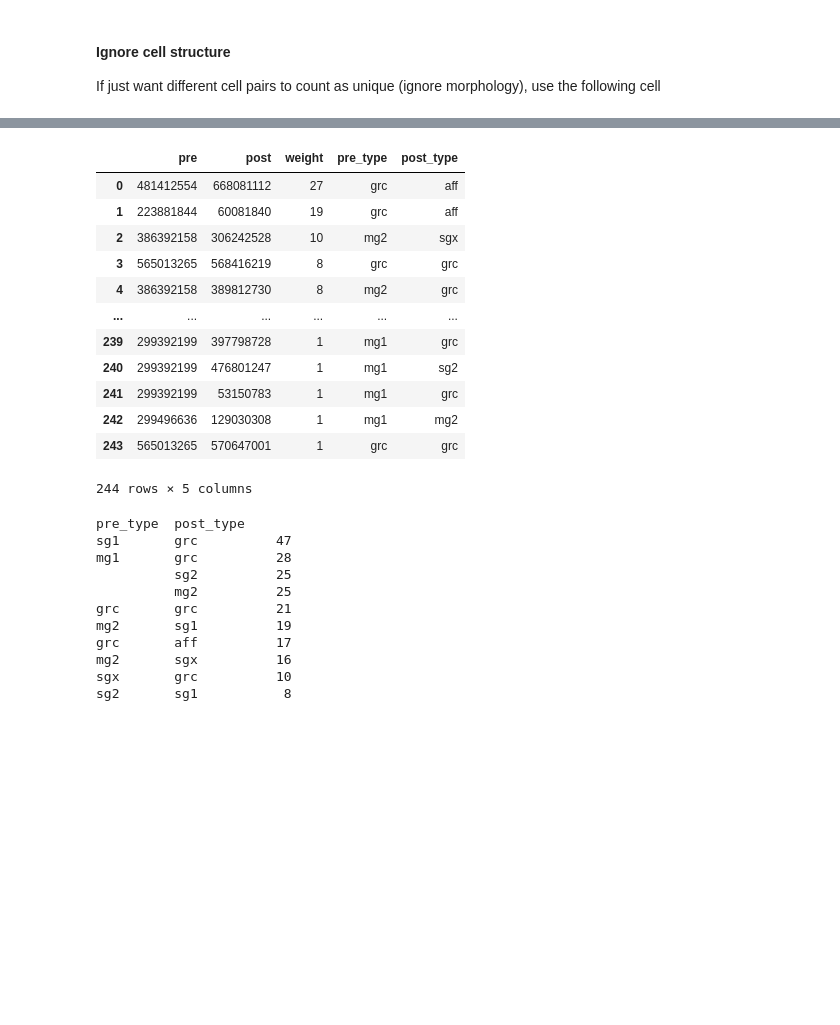
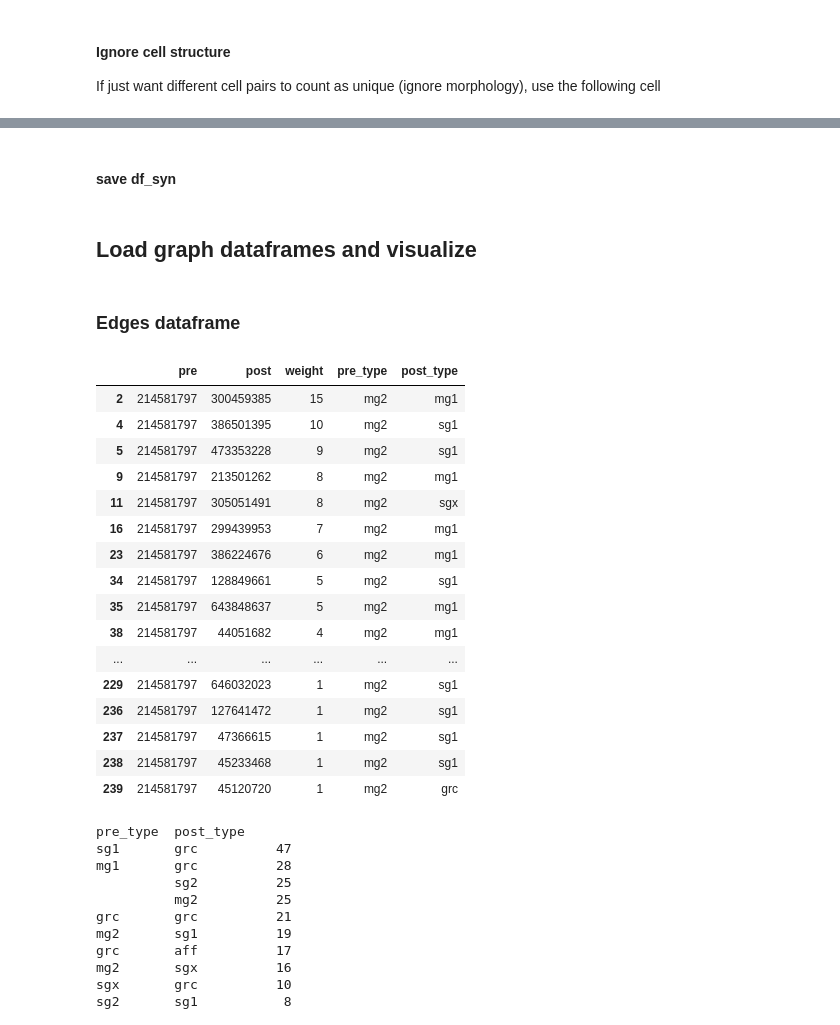
Before and after one commit to neurologic/eCREST, a Jupyter notebook: Network-Analysis.ipynb, the cells around one changed output, grey strips where cells are left out. Saved outputs shown, nothing was run; the diff lists cells and outputs as text; code cells hidden in the pictures; blank space fills up the shorter version.

```diff
--- a/Network-Analysis.ipynb
+++ b/Network-Analysis.ipynb
@@ -204,4 +167,0 @@ for i,r in df_edges.iterrows():
-# %%
-# for each unique edge, get the cell-type pair and structure
-for i,r in df_edges.iterrows():
-    ell.add_edge(r['pre'],r['post'],weight = r['weight'])#r['weight_norm'])#,structure = r['structure'])
@@ -207,0 +186,2 @@ for i,r in df_edges.iterrows():
+# %% [markdown]
+#### save df_syn
@@ -208,19 +192,42 @@ for i,r in df_edges.iterrows():
+# %% [markdown]
+## Load graph dataframes and visualize
+# %%
+savepath = Path('/Users/kperks/Documents/gdrive/.shortcut-targets-by-id/16q1BuOMfD2ta0Cwq8CjMlRe4rDvbuWC5/ELL_connectome/CREST_reconstructions/mg-network/graphs/')
+
+df_syn_pre = pd.read_csv(savepath / 'df_presyn.csv')
+df_syn_post = pd.read_csv(savepath / 'df_postsyn.csv')
+# %% [markdown]
+### Edges dataframe
+# %%
+df_edges=df_syn_pre[['pre','post']].value_counts().reset_index(name='weight')
+# %%
+for i,r in df_edges.iterrows():
+    df_edges.loc[i,'pre_type']=cell_type[str(df_edges.loc[i,'pre'])]
+    df_edges.loc[i,'post_type']=cell_type[str(df_edges.loc[i,'post'])]
+
+# for each unique edge, get the cell-type pair and structure
+# for i,r in df_edges.iterrows():
+#     ell.add_edge(r['pre'],r['post'],weight = r['weight'])#r['weight_norm'])#,structure = r['structure'])
 # %%
-df_edges
+df_edges[df_edges['pre']==214581797]
 # %% [output]
 |  | pre | post | weight | pre_type | post_type |
-| 0 | 481412554 | 668081112 | 27 | grc | aff |
-| 1 | 223881844 | 60081840 | 19 | grc | aff |
-| 2 | 386392158 | 306242528 | 10 | mg2 | sgx |
-| 3 | 565013265 | 568416219 | 8 | grc | grc |
-| 4 | 386392158 | 389812730 | 8 | mg2 | grc |
+| 2 | 214581797 | 300459385 | 15 | mg2 | mg1 |
+| 4 | 214581797 | 386501395 | 10 | mg2 | sg1 |
+| 5 | 214581797 | 473353228 | 9 | mg2 | sg1 |
+| 9 | 214581797 | 213501262 | 8 | mg2 | mg1 |
+| 11 | 214581797 | 305051491 | 8 | mg2 | sgx |
+| 16 | 214581797 | 299439953 | 7 | mg2 | mg1 |
+| 23 | 214581797 | 386224676 | 6 | mg2 | mg1 |
+| 34 | 214581797 | 128849661 | 5 | mg2 | sg1 |
+| 35 | 214581797 | 643848637 | 5 | mg2 | mg1 |
+| 38 | 214581797 | 44051682 | 4 | mg2 | mg1 |
 | ... | ... | ... | ... | ... | ... |
-| 239 | 299392199 | 397798728 | 1 | mg1 | grc |
-| 240 | 299392199 | 476801247 | 1 | mg1 | sg2 |
-| 241 | 299392199 | 53150783 | 1 | mg1 | grc |
-| 242 | 299496636 | 129030308 | 1 | mg1 | mg2 |
-| 243 | 565013265 | 570647001 | 1 | grc | grc |
+| 229 | 214581797 | 646032023 | 1 | mg2 | sg1 |
+| 236 | 214581797 | 127641472 | 1 | mg2 | sg1 |
+| 237 | 214581797 | 47366615 | 1 | mg2 | sg1 |
+| 238 | 214581797 | 45233468 | 1 | mg2 | sg1 |
+| 239 | 214581797 | 45120720 | 1 | mg2 | grc |
-244 rows × 5 columns
 # %%
 df_edges[["pre_type","post_type"]].value_counts()
 # %% [output]
```
Also changed, not shown: parts of 22 cells of this notebook, 2 other files.
